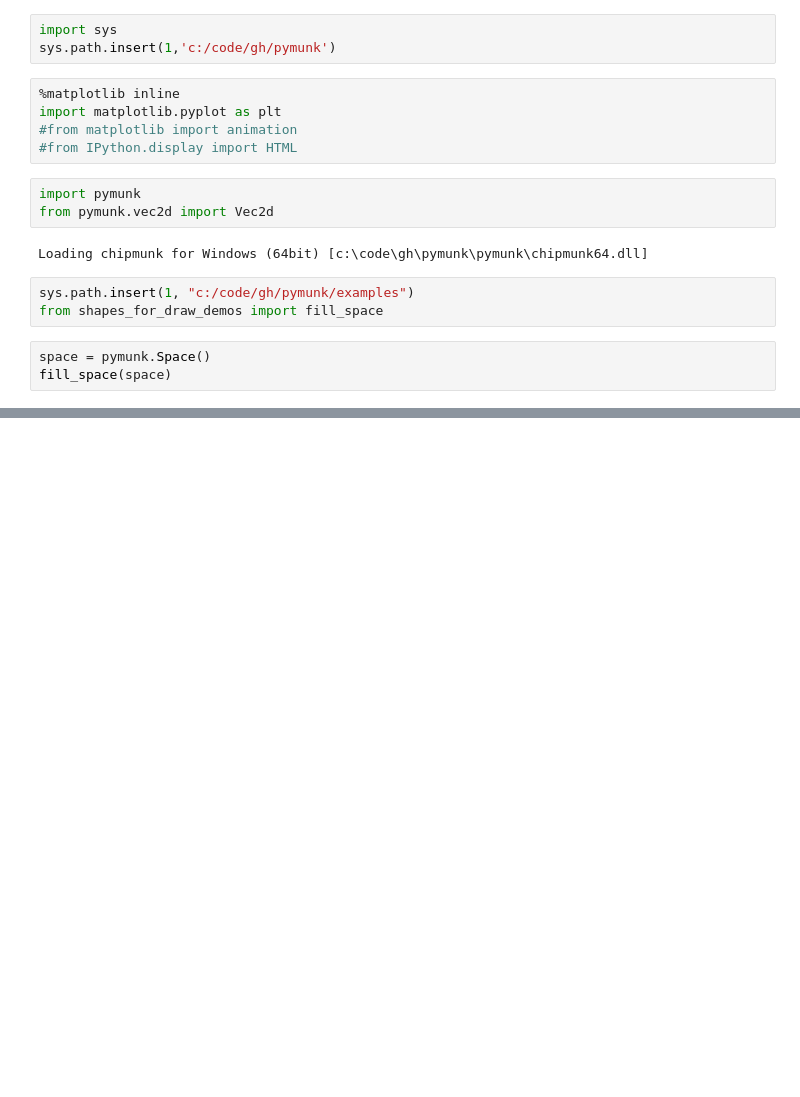
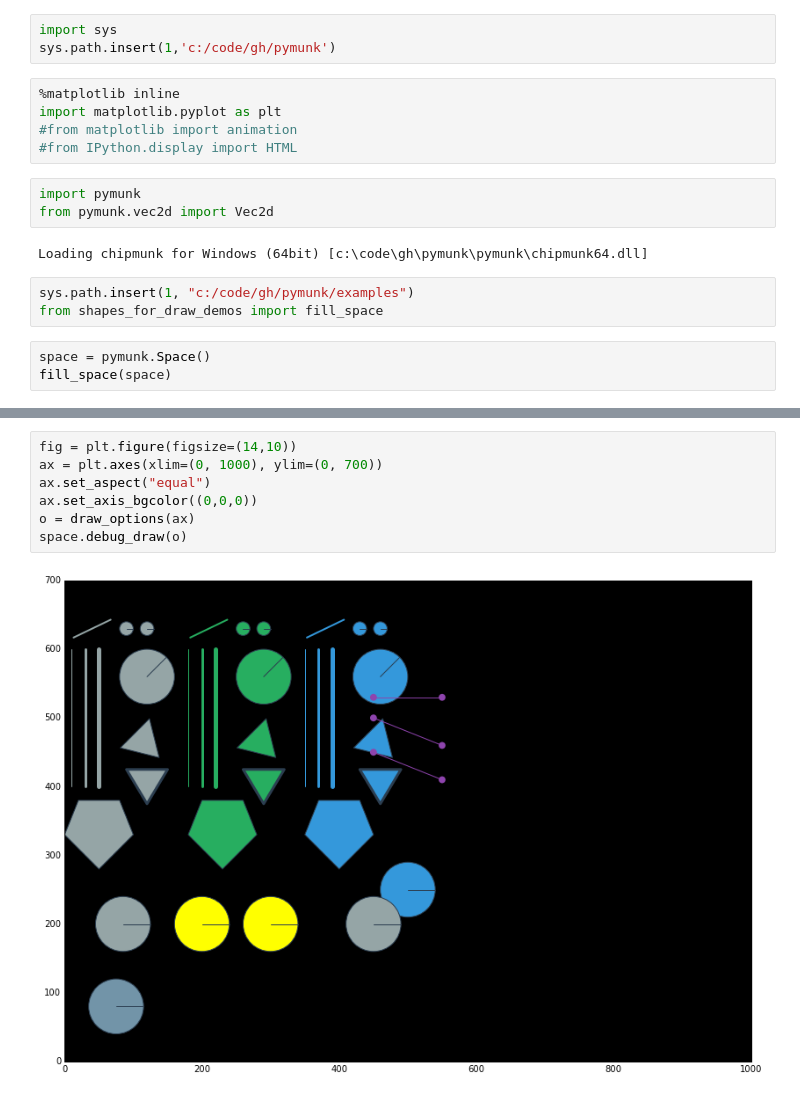
Before and after one commit to viblo/pymunk, a Jupyter notebook: dump/Untitled.ipynb, the cells around one changed output, grey strips where cells are left out. Saved outputs shown, nothing was run; the diff lists cells and outputs as text; blank space fills up the shorter version.

```diff
--- a/dump/Untitled.ipynb
+++ b/dump/Untitled.ipynb
@@ -167,0 +132,9 @@ draw(ax, space)
+# %%
+fig = plt.figure(figsize=(14,10))
+ax = plt.axes(xlim=(0, 1000), ylim=(0, 700))
+ax.set_aspect("equal")
+ax.set_axis_bgcolor((0,0,0))
+o = draw_options(ax)
+space.debug_draw(o)
+# %% [output]
+[figure, added]
```
Also changed, not shown: parts of 5 cells of this notebook, 8 other files.
